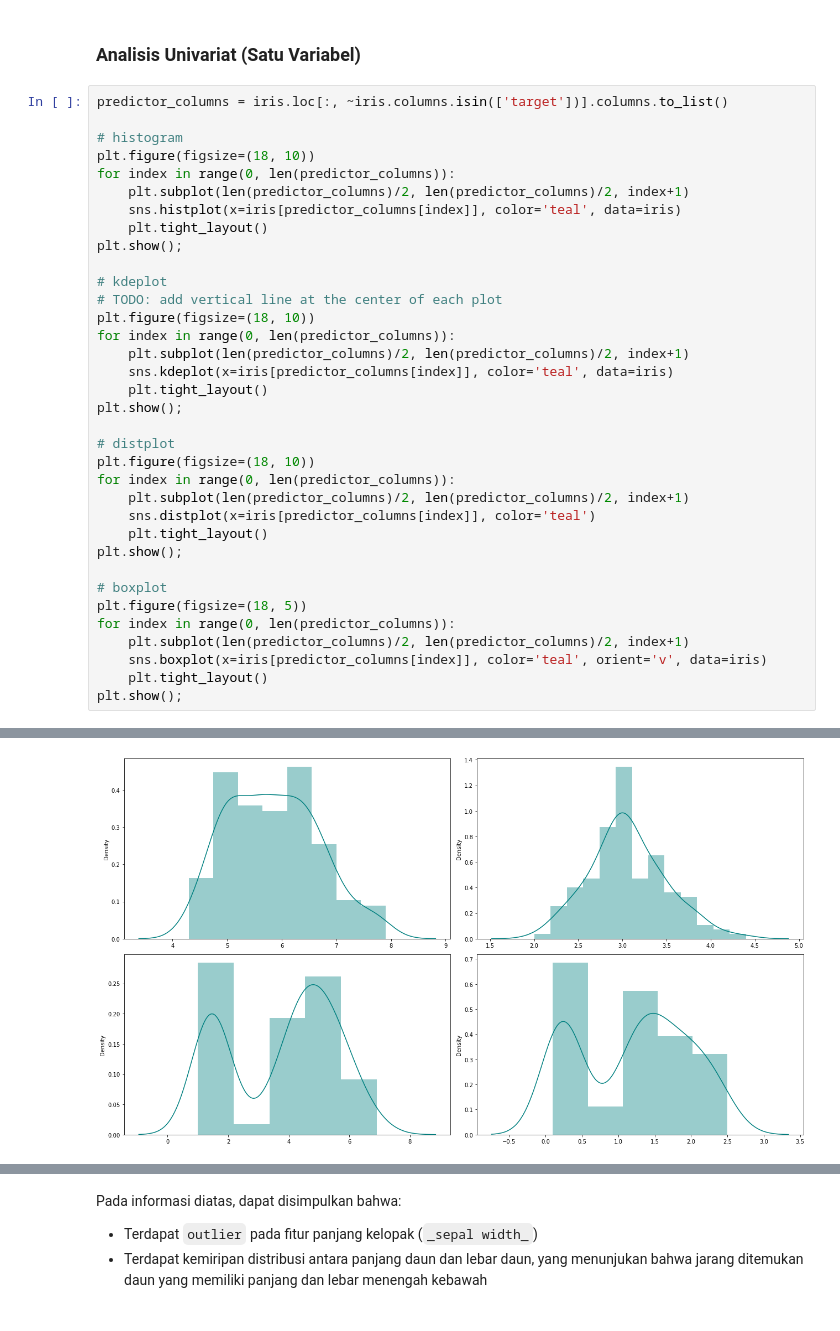
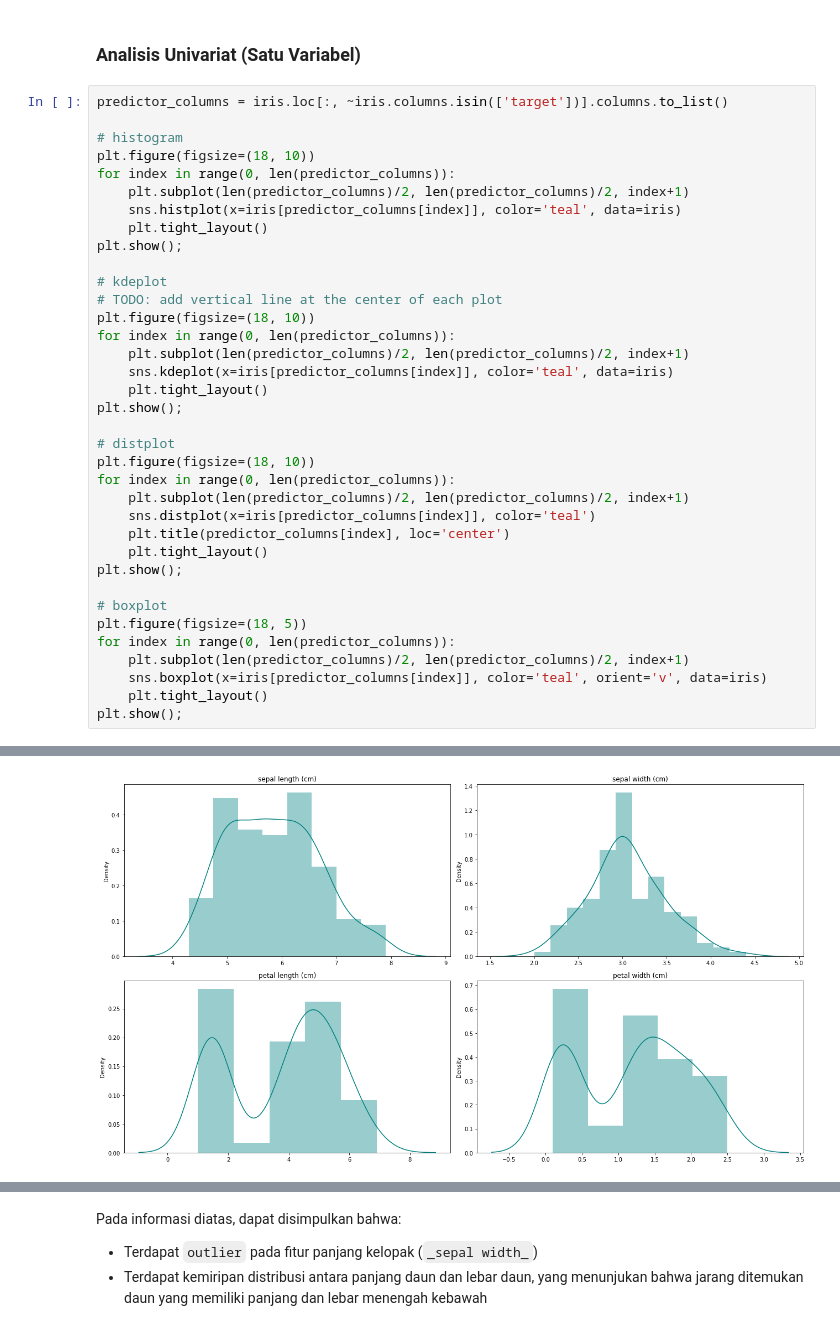
Before and after one commit to dendihandian/data-portfolio, a Jupyter notebook: sklearn-iris/analisis-dataset-iris.ipynb, the cells around one changed output, grey strips where cells are left out. Saved outputs shown, nothing was run; the diff lists cells and outputs as text.

```diff
--- a/sklearn-iris/analisis-dataset-iris.ipynb
+++ b/sklearn-iris/analisis-dataset-iris.ipynb
@@ -122,34 +122,35 @@ for index in range(0, len(predictor_columns)):
     plt.tight_layout()
 plt.show();
 
 # kdeplot
 # TODO: add vertical line at the center of each plot
 plt.figure(figsize=(18, 10))
 for index in range(0, len(predictor_columns)):
     plt.subplot(len(predictor_columns)/2, len(predictor_columns)/2, index+1)
     sns.kdeplot(x=iris[predictor_columns[index]], color='teal', data=iris)
     plt.tight_layout()
 plt.show();
 
 # distplot
 plt.figure(figsize=(18, 10))
 for index in range(0, len(predictor_columns)):
     plt.subplot(len(predictor_columns)/2, len(predictor_columns)/2, index+1)
     sns.distplot(x=iris[predictor_columns[index]], color='teal')
+    plt.title(predictor_columns[index], loc='center')
     plt.tight_layout()
 plt.show();
 
 # boxplot
 plt.figure(figsize=(18, 5))
 for index in range(0, len(predictor_columns)):
     plt.subplot(len(predictor_columns)/2, len(predictor_columns)/2, index+1)
     sns.boxplot(x=iris[predictor_columns[index]], color='teal', orient='v', data=iris)
     plt.tight_layout()
 plt.show();
 # %% [output]
 [figure]
 [figure]
-[figure, old version]
+[figure, new version]
 [figure]
 # %% [markdown]
 Pada informasi diatas, dapat disimpulkan bahwa:
```
Also changed, not shown: parts of 2 cells of this notebook.
